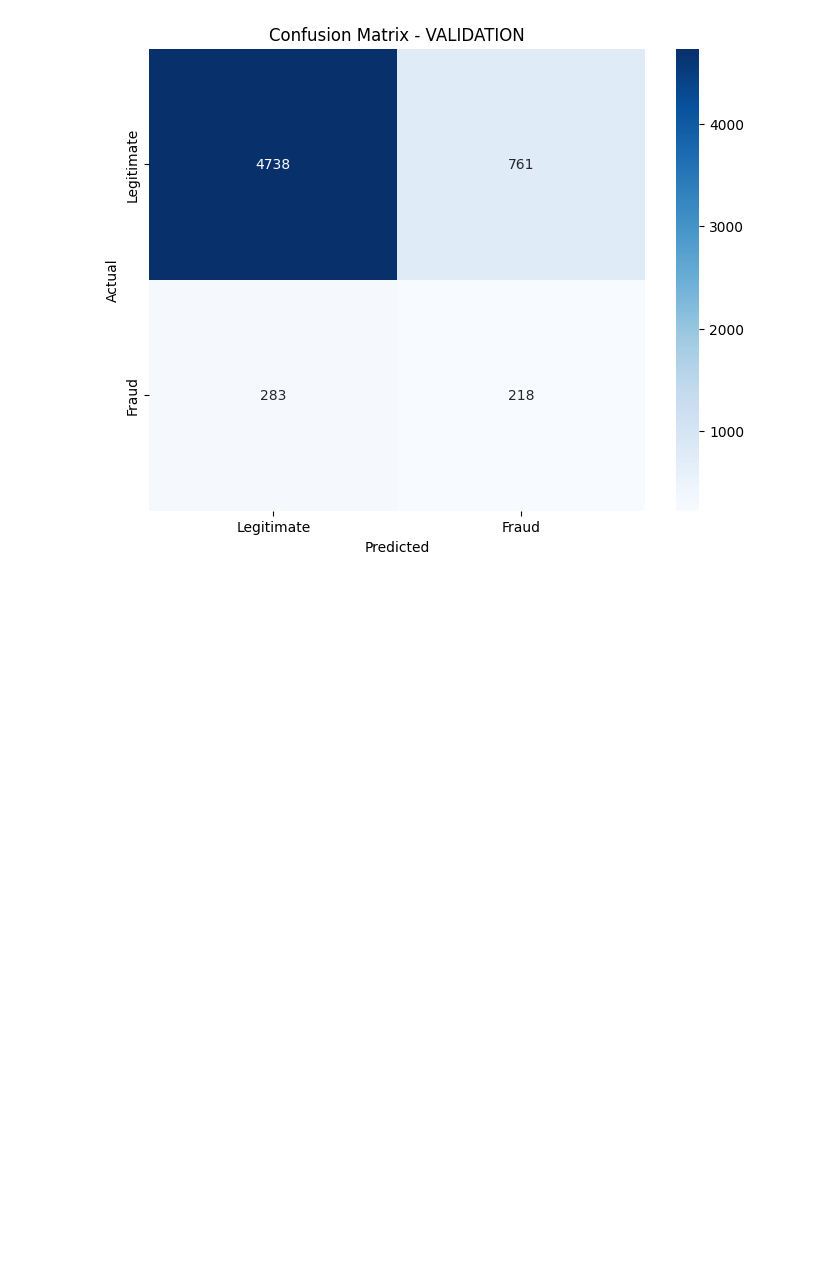
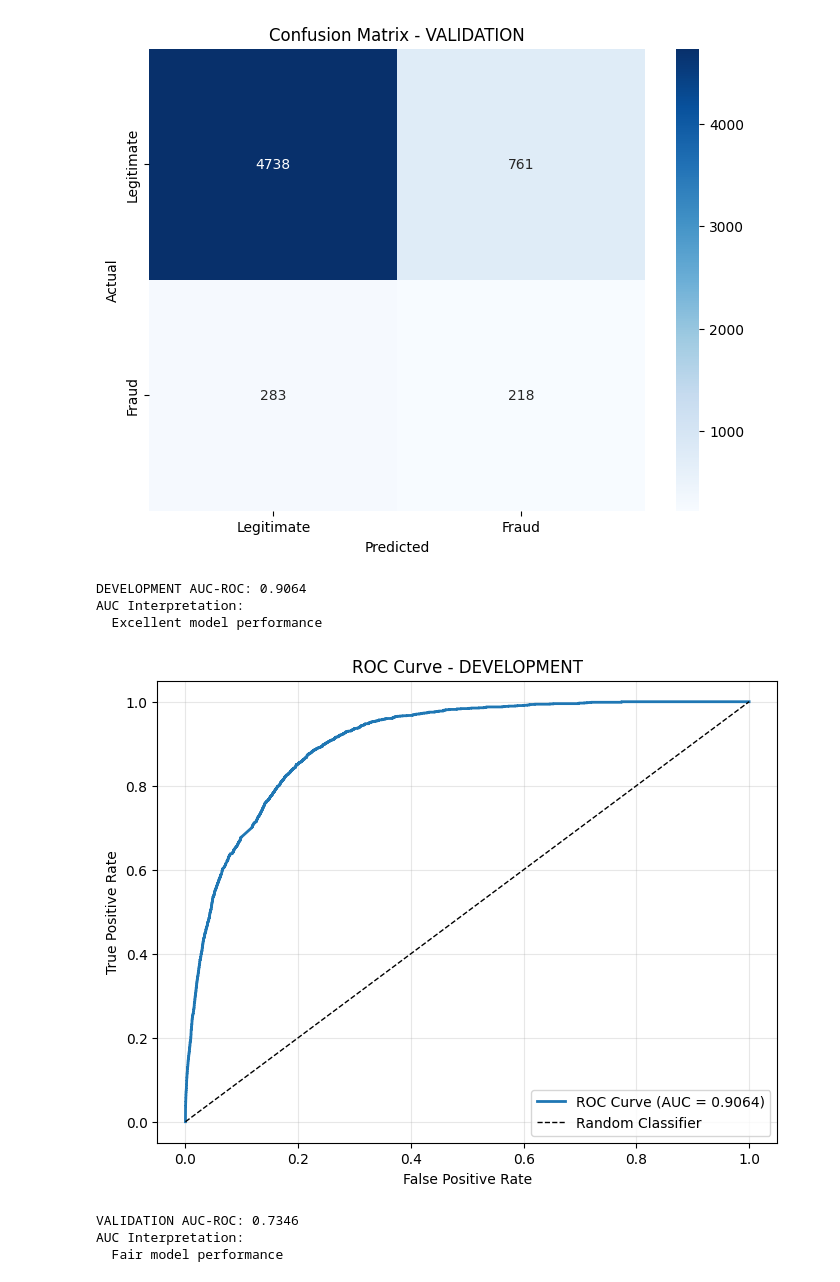
Before and after one commit to JohnnyWalker010/fraud_transaction_detection, a Jupyter notebook: fraud_transactions_detection.ipynb, the cells around one changed output. Drawn from its saved outputs; the diff is of its cells as text; code cells hidden in the pictures; blank space fills up the shorter version.

Commit message:
Add roc-curve, recall curve and optimal threshold optimization metrics

```diff
--- a/fraud_transactions_detection.ipynb
+++ b/fraud_transactions_detection.ipynb
@@ -431,3 +413,42 @@ False Positives (Legitimate flagged as fraud): 761
 False Negatives (Fraud missed): 283
 True Positives (Correctly identified fraud): 218
 [figure]
+# %%
+from sklearn.metrics import roc_curve, roc_auc_score
+
+def plot_roc_curve(y_true, y_prob, dataset_name):
+    fpr, tpr, thresholds = roc_curve(y_true, y_prob)
+    auc_score = roc_auc_score(y_true, y_prob)
+
+    plt.figure(figsize=(8, 6))
+    plt.plot(fpr, tpr, linewidth=2, label=f'ROC Curve (AUC = {auc_score:.4f})')
+    plt.plot([0, 1], [0, 1], 'k--', linewidth=1, label='Random Classifier')
+    plt.xlabel('False Positive Rate')
+    plt.ylabel('True Positive Rate')
+    plt.title(f'ROC Curve - {dataset_name}')
+    plt.legend()
+    plt.grid(True, alpha=0.3)
+
+    print(f"{dataset_name} AUC-ROC: {auc_score:.4f}")
+    print("AUC Interpretation:")
+    if auc_score >= 0.9:
+        print("  Excellent model performance")
+    elif auc_score >= 0.8:
+        print("  Good model performance")
+    elif auc_score >= 0.7:
+        print("  Fair model performance")
+    else:
+        print("  Poor model performance")
+
+    plt.show()
+
+plot_roc_curve(y_dev, y_prob_dev, "DEVELOPMENT")
+plot_roc_curve(y_valid, y_prob_valid, "VALIDATION")
+# %% [output]
+DEVELOPMENT AUC-ROC: 0.9064
+AUC Interpretation:
+  Excellent model performance
+[figure, added]
+VALIDATION AUC-ROC: 0.7346
+AUC Interpretation:
+  Fair model performance
```
Also changed, not shown: parts of 5 cells of this notebook.
